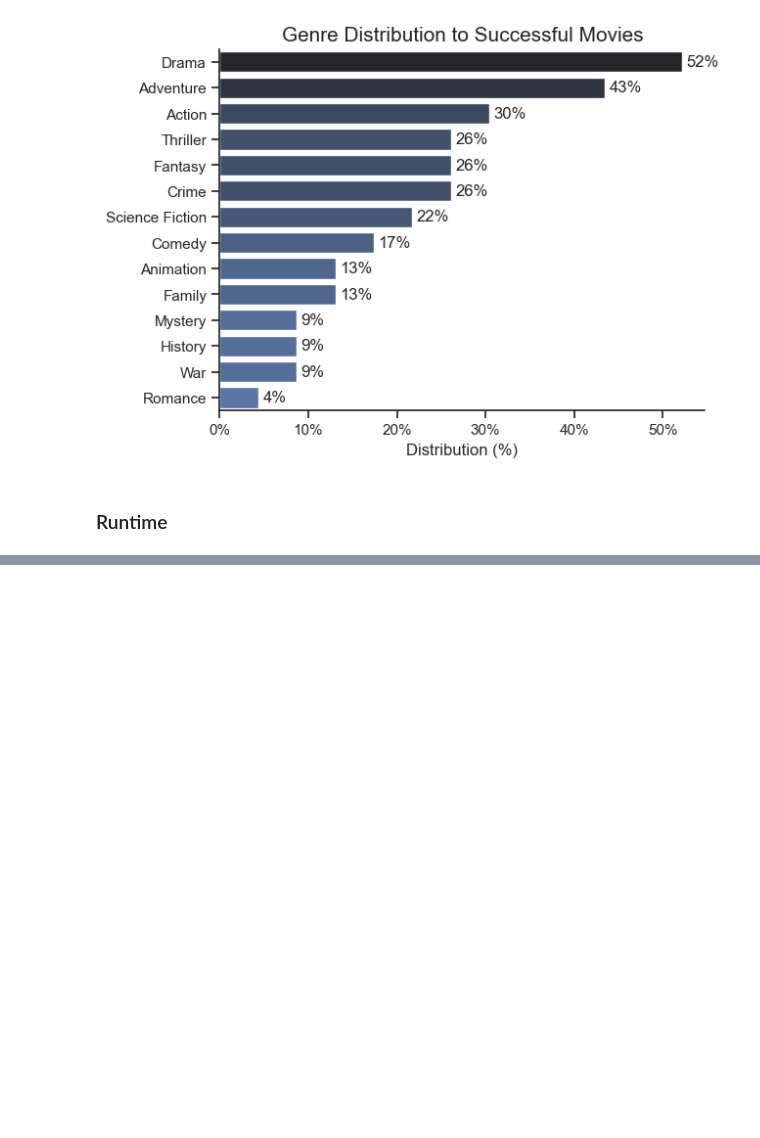
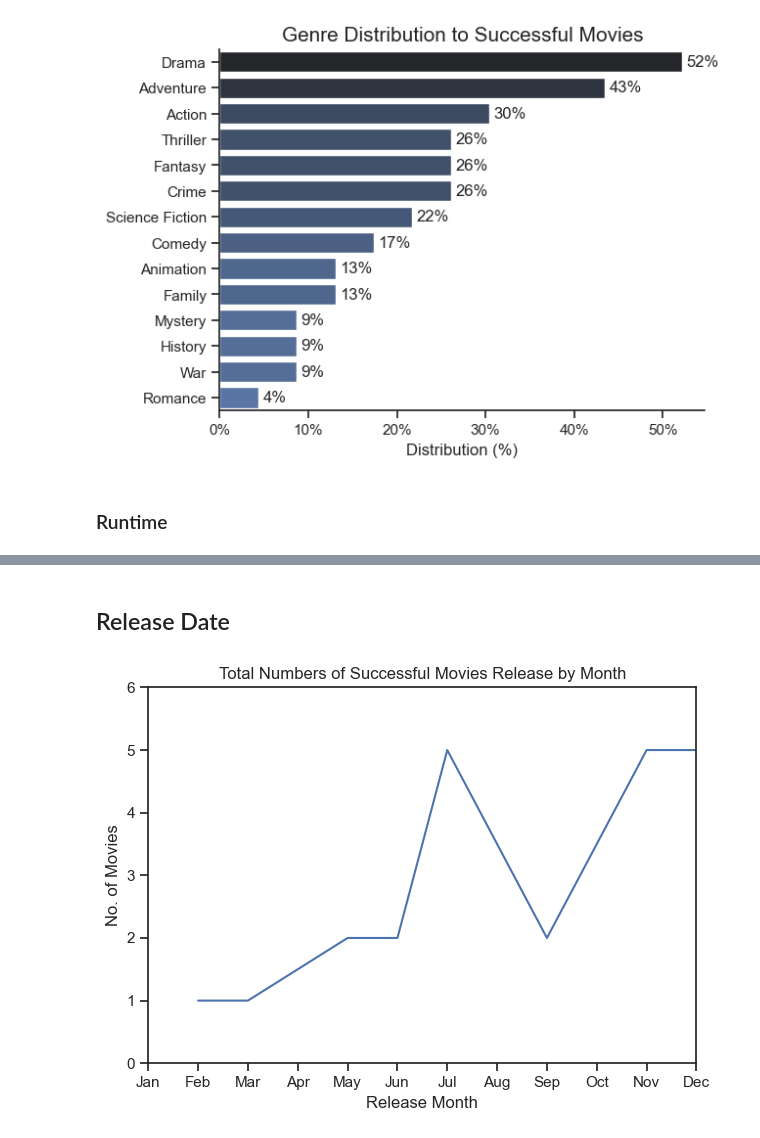
Before and after one commit to Jamil1016/Python_Project_Movie_Analysis, a Jupyter notebook: 1_Analysis/7_Succesful_Movies_Characterestics.ipynb, the cells around one changed output, grey strips where cells are left out. Saved outputs shown, nothing was run; the diff lists cells and outputs as text; code cells hidden in the pictures; blank space fills up the shorter version.

```diff
--- a/1_Analysis/7_Succesful_Movies_Characterestics.ipynb
+++ b/1_Analysis/7_Succesful_Movies_Characterestics.ipynb
@@ -94,0 +170,27 @@ plt.legend()
+# %% [markdown]
+## Release Date
+# %%
+successful_movies['release_month'] = successful_movies['release_date'].dt.month
+movies_df['release_month_number'] = movies_df['release_date'].dt.month
+movies_df['release_month_name'] = movies_df['release_date'].dt.strftime('%b')
+# %%
+month_bucket = movies_df[['release_month_name','release_month_number']].drop_duplicates().dropna().sort_values('release_month_number')
+
+successful_month_count = successful_movies['release_month'].value_counts().reset_index()
+succesful_movies_month = month_bucket.merge(successful_month_count, how= 'left', left_on= 'release_month_number', right_on= 'release_month').drop('release_month',axis= 1)
+
+sns.lineplot(
+    data= succesful_movies_month
+    ,x= 'release_month_name'
+    ,y= 'count'
+)
+ax = plt.gca()
+ax.set_xlim(0,11)
+ax.set_ylim(0,6)
+ax.set_ylabel('No. of Movies')
+ax.set_xlabel('Release Month')
+ax.set_title('Total Numbers of Successful Movies Release by Month')
+plt.tight_layout()
+plt.show()
+# %% [output]
+[figure, added]
```
Also changed, not shown: parts of 7 cells of this notebook, 3 other files.
